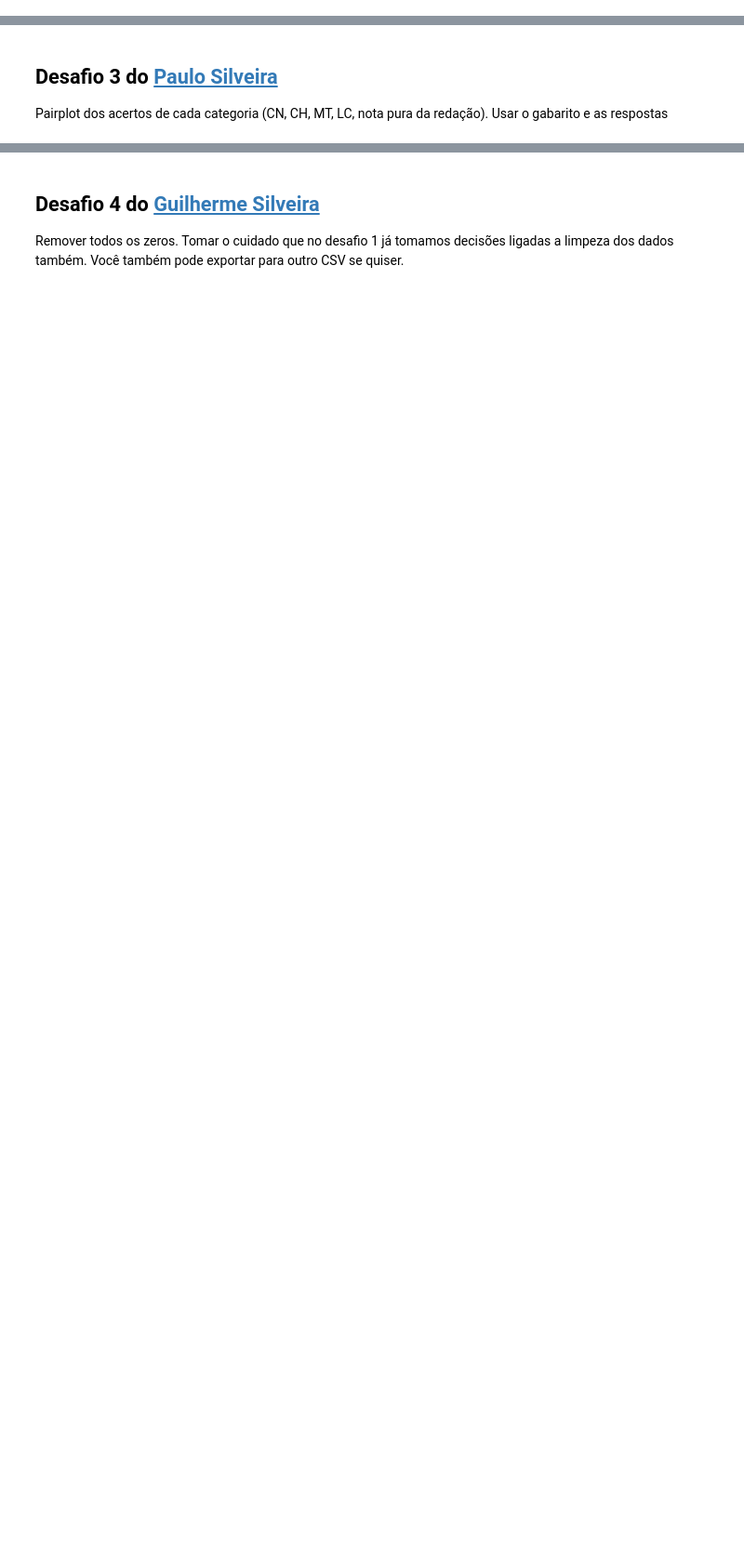
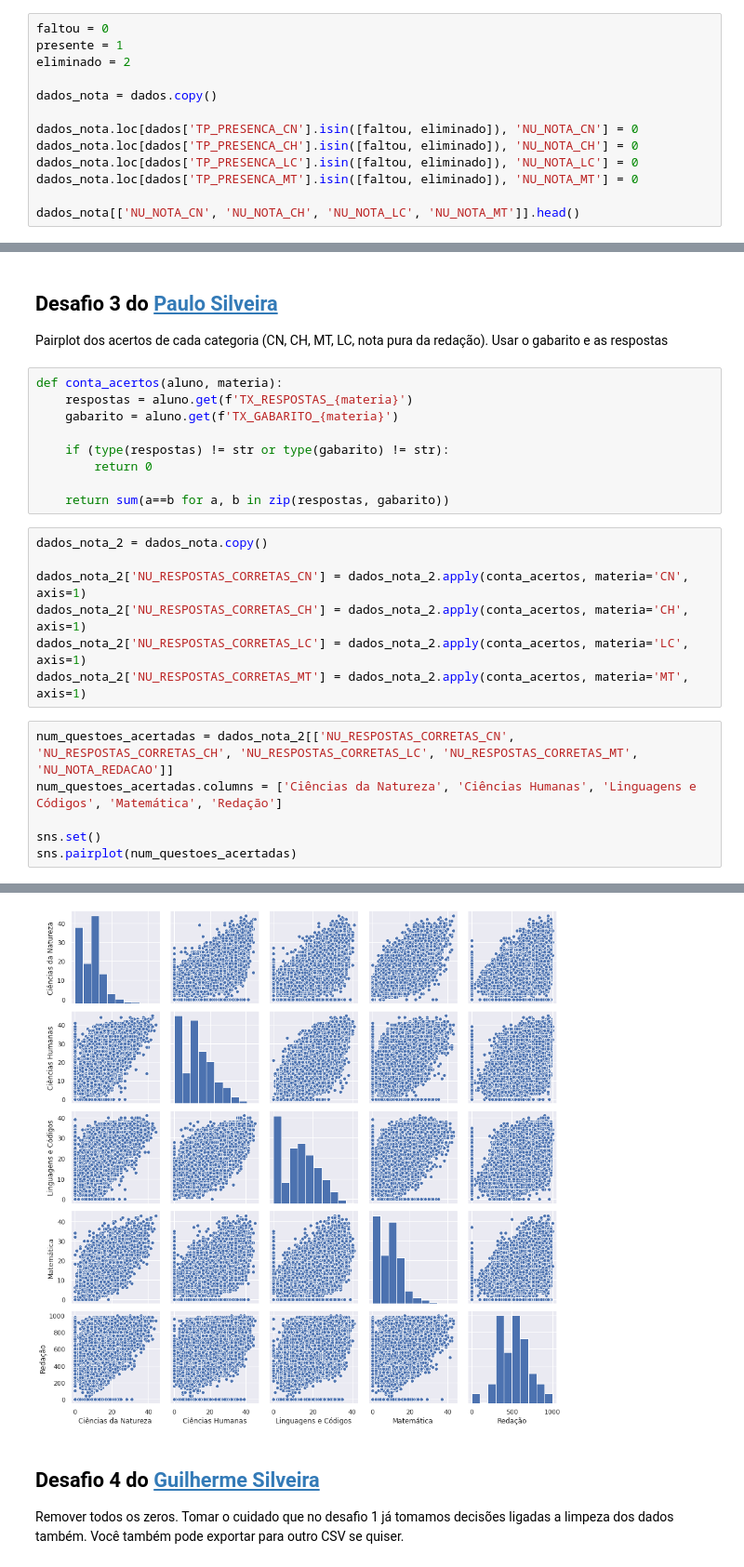
Before and after one commit to mateusfugita/QuarentenaDados, a Jupyter notebook: QuarentenaDados_ENEM_2018.ipynb, the cells around one changed output, grey strips where cells are left out. Shown at 93% size. Drawn from its saved outputs; the diff is of its cells as text; blank space fills up the shorter version.

```diff
--- a/QuarentenaDados_ENEM_2018.ipynb
+++ b/QuarentenaDados_ENEM_2018.ipynb
@@ -107,3 +119,16 @@ sns.pairplot(dados_notas, kind='reg')
 ## Desafio 1 da [Thais André](https://twitter.com/thais_tandre)
 
 Se a pessoa não teve presença, preencha a nota dela com algum número. A nota 0? A nota média? A mediana?
+# %%
+faltou = 0
+presente = 1
+eliminado = 2
+
+dados_nota = dados.copy()
+
+dados_nota.loc[dados['TP_PRESENCA_CN'].isin([faltou, eliminado]), 'NU_NOTA_CN'] = 0
+dados_nota.loc[dados['TP_PRESENCA_CH'].isin([faltou, eliminado]), 'NU_NOTA_CH'] = 0
+dados_nota.loc[dados['TP_PRESENCA_LC'].isin([faltou, eliminado]), 'NU_NOTA_LC'] = 0
+dados_nota.loc[dados['TP_PRESENCA_MT'].isin([faltou, eliminado]), 'NU_NOTA_MT'] = 0
+
+dados_nota[['NU_NOTA_CN', 'NU_NOTA_CH', 'NU_NOTA_LC', 'NU_NOTA_MT']].head()
@@ -121,3 +153,26 @@ sns.heatmap(corr, annot=True, cmap='YlGnBu')
 
 
 Pairplot dos acertos de cada categoria (CN, CH, MT, LC, nota pura da redação). Usar o gabarito e as respostas
+# %%
+def conta_acertos(aluno, materia):
+    respostas = aluno.get(f'TX_RESPOSTAS_{materia}')
+    gabarito = aluno.get(f'TX_GABARITO_{materia}')
+
+    if (type(respostas) != str or type(gabarito) != str):
+        return 0
+
+    return sum(a==b for a, b in zip(respostas, gabarito))
+# %%
+dados_nota_2 = dados_nota.copy()
+
+dados_nota_2['NU_RESPOSTAS_CORRETAS_CN'] = dados_nota_2.apply(conta_acertos, materia='CN', axis=1)
+dados_nota_2['NU_RESPOSTAS_CORRETAS_CH'] = dados_nota_2.apply(conta_acertos, materia='CH', axis=1)
+dados_nota_2['NU_RESPOSTAS_CORRETAS_LC'] = dados_nota_2.apply(conta_acertos, materia='LC', axis=1)
+dados_nota_2['NU_RESPOSTAS_CORRETAS_MT'] = dados_nota_2.apply(conta_acertos, materia='MT', axis=1)
+# %%
+num_questoes_acertadas = dados_nota_2[['NU_RESPOSTAS_CORRETAS_CN', 'NU_RESPOSTAS_CORRETAS_CH', 'NU_RESPOSTAS_CORRETAS_LC', 'NU_RESPOSTAS_CORRETAS_MT', 'NU_NOTA_REDACAO']]
+num_questoes_acertadas.columns = ['Ciências da Natureza', 'Ciências Humanas', 'Linguagens e Códigos', 'Matemática', 'Redação']
+
+sns.set()
+sns.pairplot(num_questoes_acertadas)
+# %% [output]
@@ -124,3 +180,4 @@ Pairplot dos acertos de cada categoria (CN, CH, MT, LC, nota pura da redação).
+[figure, added]
 # %% [markdown]
 ## Desafio 4 do [Guilherme Silveira](https://twitter.com/guilhermecaelum)
 
```
Also changed, not shown: parts of 57 cells of this notebook.
